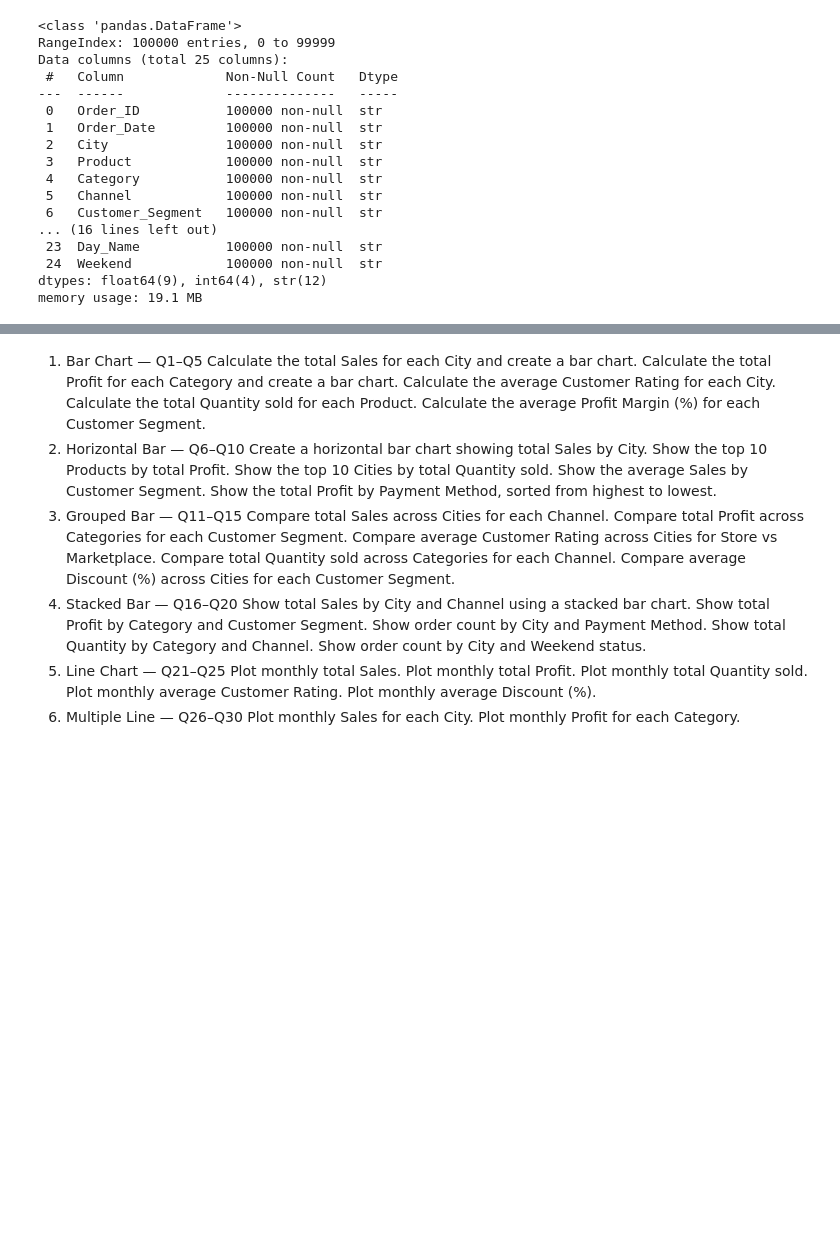
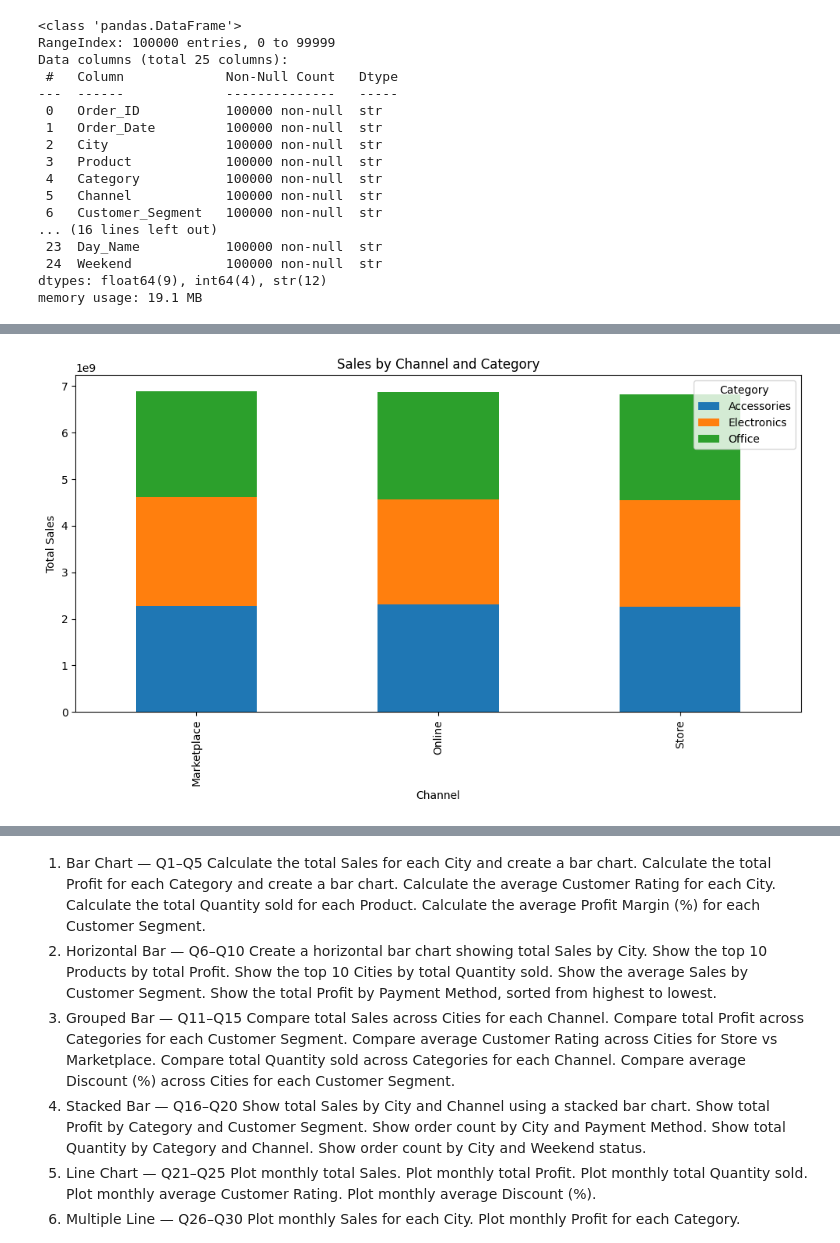
Before and after one commit to Suraj-kumar121K/Matplotlib, a Jupyter notebook: Practice/chart_practice.ipynb, the cells around one changed output, grey strips where cells are left out. Saved outputs shown, nothing was run; the diff lists cells and outputs as text; code cells hidden in the pictures; blank space fills up the shorter version.

```diff
--- a/Practice/chart_practice.ipynb
+++ b/Practice/chart_practice.ipynb
@@ -171,0 +253,26 @@ memory usage: 19.1 MB
+# %%
+data = pd.pivot_table(
+    df,
+    values="Sales",
+    index="Channel",
+    columns="Category",
+    aggfunc="sum",
+    fill_value=0
+)
+
+data.plot(
+    kind="bar",
+    stacked=True,
+    figsize=(10, 6)
+)
+
+plt.title("Sales by Channel and Category")
+plt.xlabel("Channel")
+plt.ylabel("Total Sales")
+
+plt.legend(title="Category")
+
+plt.tight_layout()
+plt.show()
+# %% [output]
+[figure, added]
```
Also changed, not shown: parts of 24 cells of this notebook.
